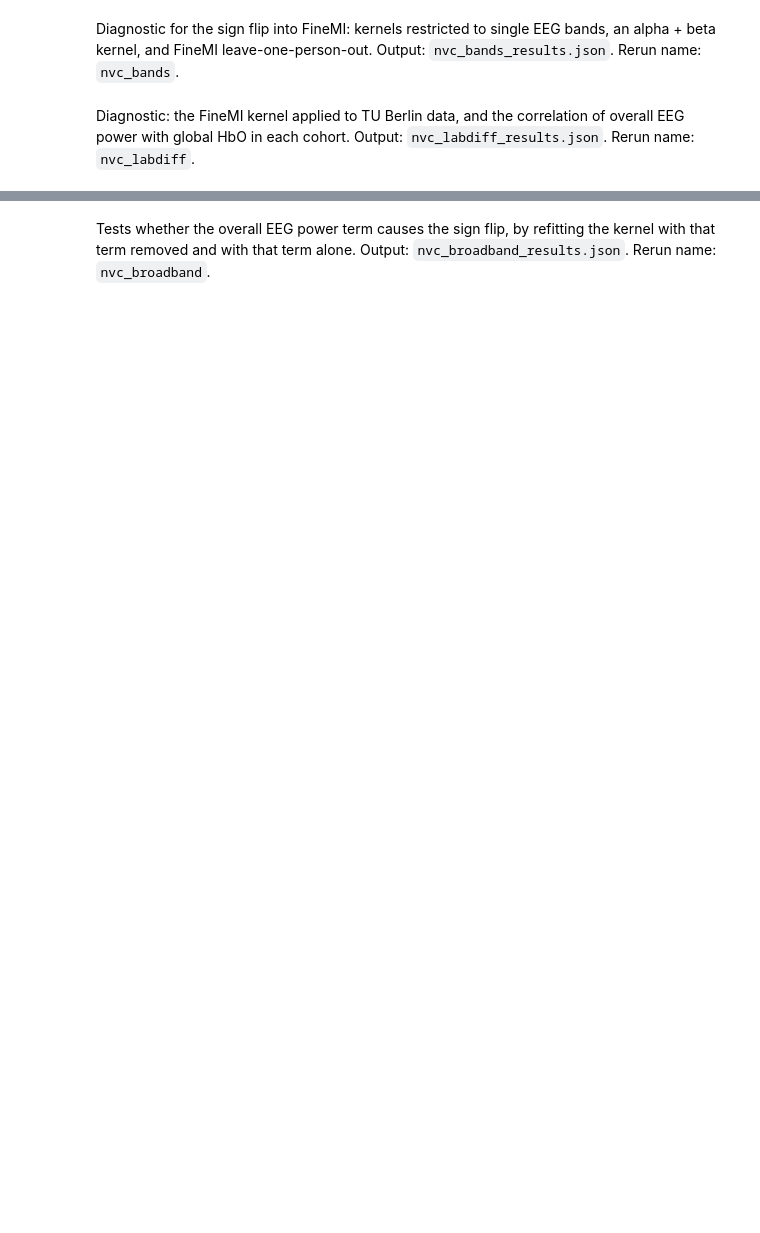
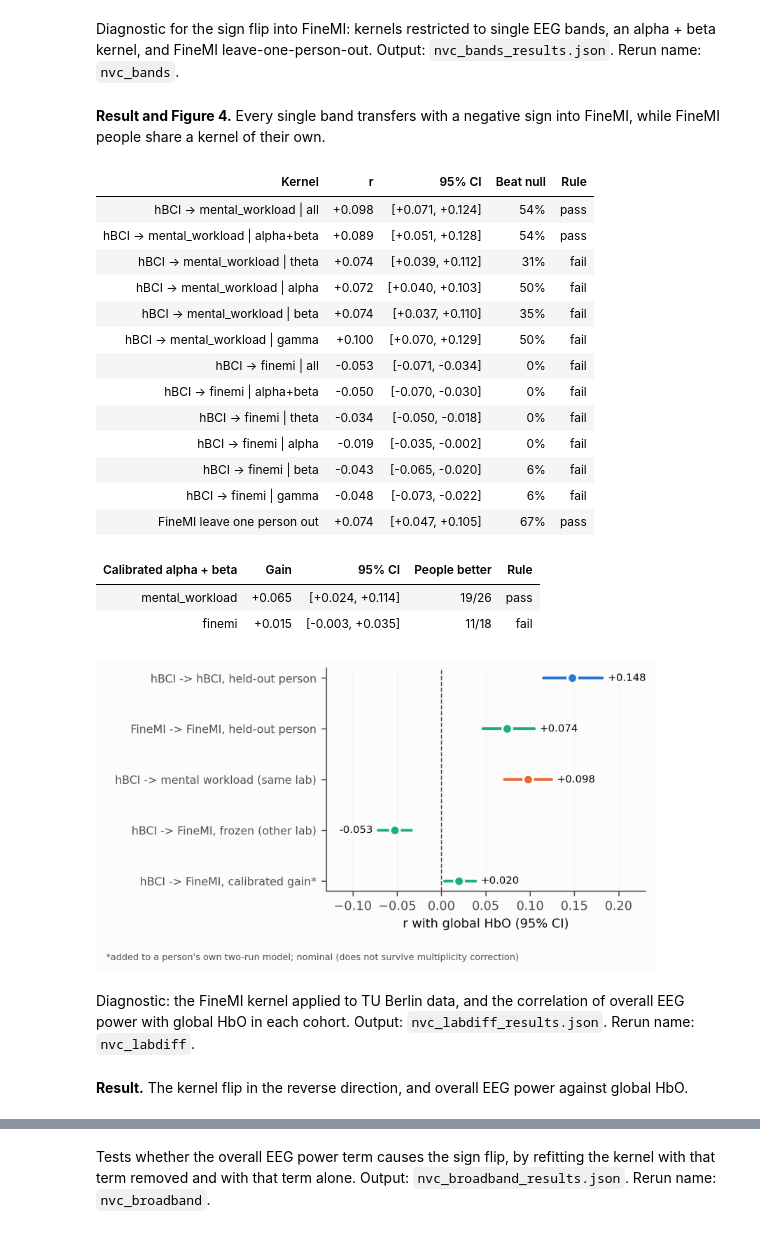
Before and after one commit to muntasirhossain2003/Cross-Modal-Prediction-of-fNIRS-Haemodynamics-From-Infra-Slow-EEG, a Jupyter notebook: merge/NeuroVascNet_Full.ipynb, the cells around one changed output, grey strips where cells are left out. Saved outputs shown, nothing was run; the diff lists cells and outputs as text; code cells hidden in the pictures; blank space fills up the shorter version.

```diff
--- a/merge/NeuroVascNet_Full.ipynb
+++ b/merge/NeuroVascNet_Full.ipynb
@@ -3717,6 +4040,65 @@ def nvc_bands(LIB=False, MODE="all", SHARD=(0, 1), ARGS=()):
 # RERUN: set RUN = {"nvc_bands"} in section 2
 if should("nvc_bands"):
     nvc_bands()
+# %% [markdown]
+**Result and Figure 4.** Every single band transfers with a negative sign into FineMI, while FineMI people share a kernel of their own.
+# %%
+d = J("nvc_bands_results.json")
+table([[k.replace("hbci_to_", "hBCI → "), f"{v['mean_r']:+.3f}", ci(*v["ci"]), f"{v['frac_beating_null']:.0%}", "pass" if v["pass"] else "fail"] for k, v in d.items() if k.startswith("hbci_to_")] +
+      [["FineMI leave one person out", f"{d['lopo | finemi']['mean_r']:+.3f}", ci(*d["lopo | finemi"]["ci"]), f"{d['lopo | finemi']['frac_beating_null']:.0%}", "pass" if d["lopo | finemi"]["pass"] else "fail"]],
+      ["Kernel", "r", "95% CI", "Beat null", "Rule"])
+table([[k.split(" | ")[1], f"{v['diff']:+.3f}", ci(*v["ci"]), f"{v['n_better']}/{v['n']}", "pass" if v["pass"] else "fail"] for k, v in d.items() if k.startswith("calibrated")], ["Calibrated alpha + beta", "Gain", "95% CI", "People better", "Rule"])
+def draw_fig4():
+    tr = RJ("nvc_transfer_results.json")
+    bd = RJ("nvc_bands_results.json")
+    t2 = RJ("nvc_transfer2_results.json")
+    lopo_h = tr["within_hbci_lopo"]
+    lh_ci = lopo_h["ci"] if "ci" in lopo_h else boot_ci([q["r"] for q in lopo_h["people"].values()]) if "people" in lopo_h else [np.nan] * 2
+    rows = [("hBCI -> hBCI, held-out person", lopo_h["mean_r"], lh_ci, "hbci"),
+            ("FineMI -> FineMI, held-out person", bd["lopo | finemi"]["mean_r"], bd["lopo | finemi"]["ci"], "finemi"),
+            ("hBCI -> mental workload (same lab)", tr["hbci_to_mental_workload"]["mean_r"], tr["hbci_to_mental_workload"]["ci"], "mental_workload"),
+            ("hBCI -> FineMI, frozen (other lab)", tr["hbci_to_finemi"]["mean_r"], tr["hbci_to_finemi"]["ci"], "finemi"),
+            ("hBCI -> FineMI, calibrated gain*", t2["calibrated | finemi"]["diff"], t2["calibrated | finemi"]["ci"], "finemi")]
+    fig, ax = plt.subplots(figsize=(5.6, 3.1))
+    for i, (lab, m, ci, c) in enumerate(rows[::-1]):
+        col = FIG_COH[c][1]
+        ax.plot(ci, [i, i], color=col, lw=2, solid_capstyle="round")
+        ax.plot(m, i, "o", ms=7, color=col, mec=SURF, mew=1.5)
+        if m < 0:
+            ax.text(ci[0] - 0.006, i, f"{m:+.3f}", va="center", ha="right", fontsize=7.5, color=INK)
+        else:
+            ax.text(ci[1] + 0.006, i, f"{m:+.3f}", va="center", fontsize=7.5, color=INK)
+    ax.axvline(0, color=INK2, lw=0.8, ls="--")
+    ax.set_yticks(range(len(rows)), [r[0] for r in rows[::-1]], fontsize=8)
+    ax.set_xlabel("r with global HbO (95% CI)")
+    ax.grid(axis="y", visible=False)
+    ax.set_xlim(-0.13, 0.23)
+    fig.text(0.01, 0.01, "*added to a person's own two-run model; nominal (does not survive multiplicity correction)",
+             fontsize=6.5, color=INK2)
+    save(fig, "fig4_kernel_transfer")
+
+
+draw_fig4()
+fig("fig4_kernel_transfer", 560)
+# %% [output]
+| Kernel | r | 95% CI | Beat null | Rule |
+| hBCI → mental_workload | all | +0.098 | [+0.071, +0.124] | 54% | pass |
+| hBCI → mental_workload | alpha+beta | +0.089 | [+0.051, +0.128] | 54% | pass |
+| hBCI → mental_workload | theta | +0.074 | [+0.039, +0.112] | 31% | fail |
+| hBCI → mental_workload | alpha | +0.072 | [+0.040, +0.103] | 50% | fail |
+| hBCI → mental_workload | beta | +0.074 | [+0.037, +0.110] | 35% | fail |
+| hBCI → mental_workload | gamma | +0.100 | [+0.070, +0.129] | 50% | fail |
+| hBCI → finemi | all | -0.053 | [-0.071, -0.034] | 0% | fail |
+| hBCI → finemi | alpha+beta | -0.050 | [-0.070, -0.030] | 0% | fail |
+| hBCI → finemi | theta | -0.034 | [-0.050, -0.018] | 0% | fail |
+| hBCI → finemi | alpha | -0.019 | [-0.035, -0.002] | 0% | fail |
+| hBCI → finemi | beta | -0.043 | [-0.065, -0.020] | 6% | fail |
+| hBCI → finemi | gamma | -0.048 | [-0.073, -0.022] | 6% | fail |
+| FineMI leave one person out | +0.074 | [+0.047, +0.105] | 67% | pass |
+| Calibrated alpha + beta | Gain | 95% CI | People better | Rule |
+| mental_workload | +0.065 | [+0.024, +0.114] | 19/26 | pass |
+| finemi | +0.015 | [-0.003, +0.035] | 11/18 | fail |
+[figure, added]
 # %% [markdown]
 Diagnostic: the FineMI kernel applied to TU Berlin data, and the correlation of overall EEG power with global HbO in each cohort. Output: `nvc_labdiff_results.json`. Rerun name: `nvc_labdiff`.
 # %%
@@ -3772,3 +4154,5 @@ def nvc_labdiff(LIB=False, MODE="all", SHARD=(0, 1), ARGS=()):
 # RERUN: set RUN = {"nvc_labdiff"} in section 2
 if should("nvc_labdiff"):
     nvc_labdiff()
+# %% [markdown]
+**Result.** The kernel flip in the reverse direction, and overall EEG power against global HbO.
```
Also changed, not shown: parts of 72 cells of this notebook, 1 other file.
